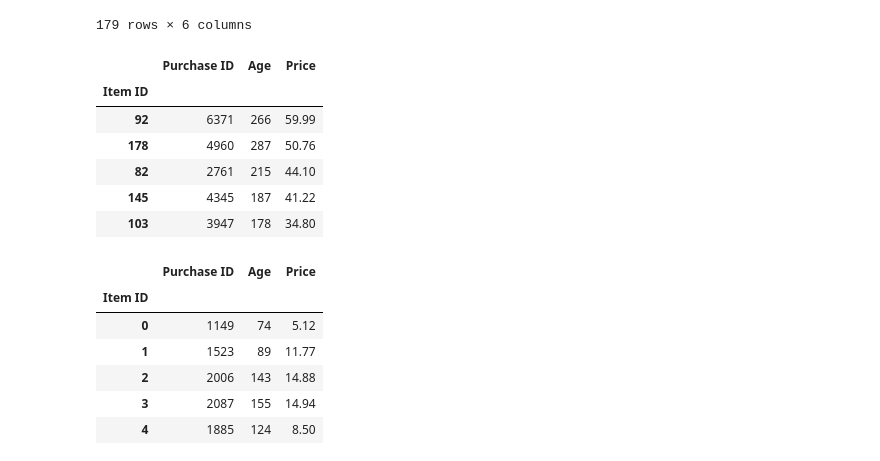
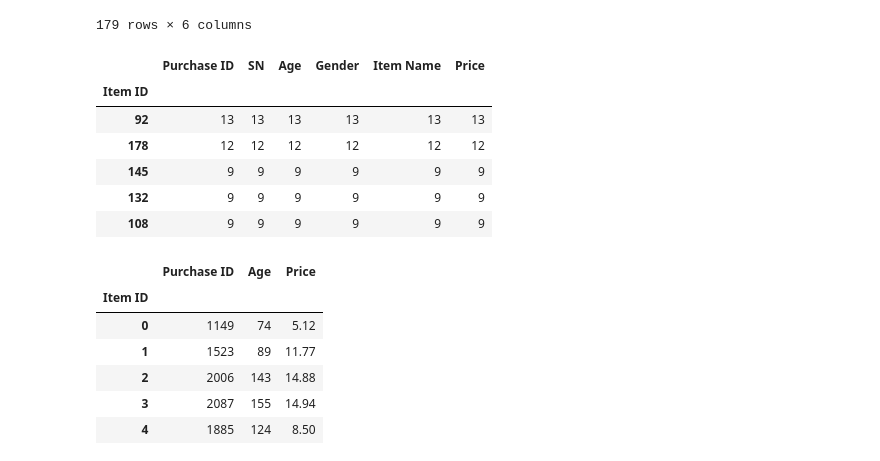
Before and after one commit to papadiscobravo/pandas-challenge, a Jupyter notebook: HerosOfPymoli/HeroesOfPymoli.ipynb, the cells around one changed output. Drawn from its saved outputs; the diff is of its cells as text; code cells hidden in the pictures.

```diff
--- a/HerosOfPymoli/HeroesOfPymoli.ipynb
+++ b/HerosOfPymoli/HeroesOfPymoli.ipynb
@@ -373,19 +378,19 @@ itemsCount_df
 | 183 | 3 | 3 | 3 | 3 | 3 | 3 |
 179 rows × 6 columns
 # %%
-itemsTop_df = itemsCount_df.sort_values(by="Price", ascending=False)
-itemsTop_df = itemsTop_df.head()
-itemsTop_df
+itemsTopCount_df = itemsCount_df.sort_values(by="Price", ascending=False)
+itemsTopCount_df = itemsTopCount_df.head()
+itemsTopCount_df
 
 # strike Purchase ID and Age and add name
 # %% [output]
-|  | Purchase ID | Age | Price |
-| Item ID |  |  |  |
-| 92 | 6371 | 266 | 59.99 |
-| 178 | 4960 | 287 | 50.76 |
-| 82 | 2761 | 215 | 44.10 |
-| 145 | 4345 | 187 | 41.22 |
-| 103 | 3947 | 178 | 34.80 |
+|  | Purchase ID | SN | Age | Gender | Item Name | Price |
+| Item ID |  |  |  |  |  |  |
+| 92 | 13 | 13 | 13 | 13 | 13 | 13 |
+| 178 | 12 | 12 | 12 | 12 | 12 | 12 |
+| 145 | 9 | 9 | 9 | 9 | 9 | 9 |
+| 132 | 9 | 9 | 9 | 9 | 9 | 9 |
+| 108 | 9 | 9 | 9 | 9 | 9 | 9 |
 # %%
 # This shows how much revenue each in-game item generated:
 itemsSales = purchaseData_df.groupby(["Item ID"])
```
Also changed, not shown: parts of 2 cells of this notebook.
